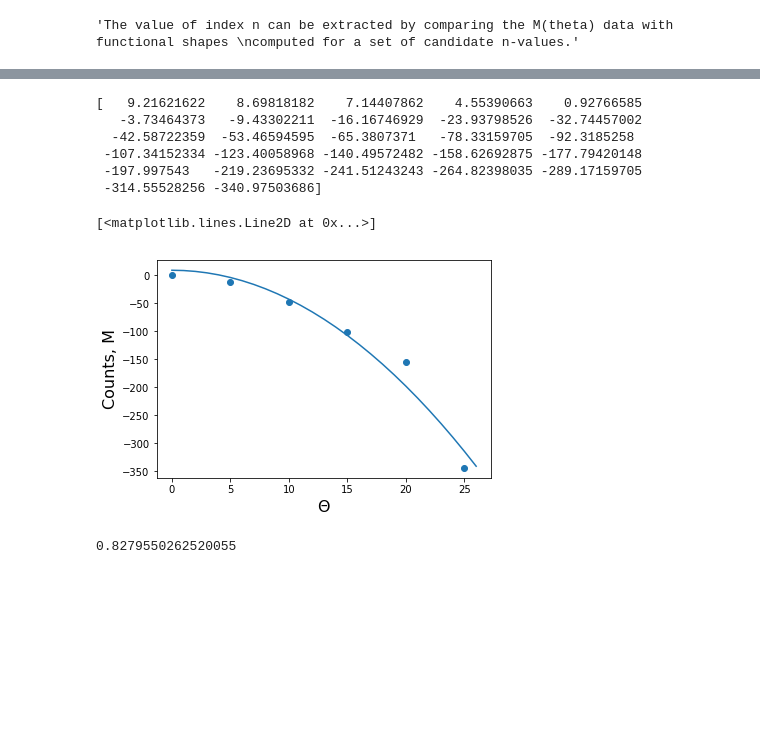
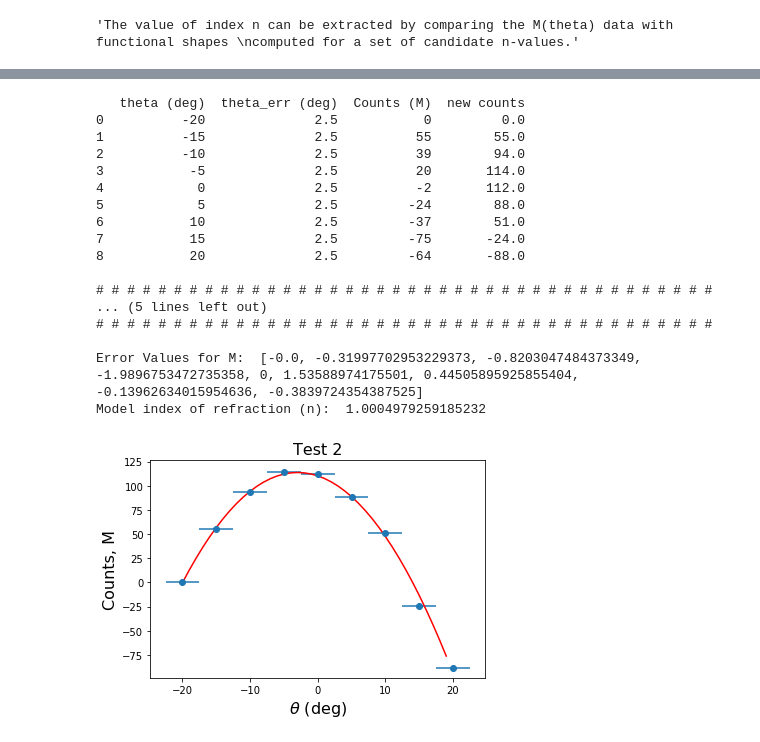
Before and after one commit to andrewbowen19/OpticsLab, a Jupyter notebook: Interferometry/slabs/code/slabIndex.ipynb, the cells around one changed output, grey strips where cells are left out. Saved outputs shown, nothing was run; the diff lists cells and outputs as text; code cells hidden in the pictures; blank space fills up the shorter version.

Commit message:
wrote better plotting fucntion -- error bars

```diff
--- a/Interferometry/slabs/code/slabIndex.ipynb
+++ b/Interferometry/slabs/code/slabIndex.ipynb
@@ -64,16 +16,0 @@ M = getM(0.5,n,T)
-# %%
-# Reading in first of our data files
-path= '/Users/andrewbowen/OpticsLab/Interferometry/slabs/data/'
-data = pd.read_csv(path + 'slab-Index-of-Refraction.csv', header=0)
-data['Counts (M)'][1:6] = [x - 100000 for x in data['Counts (M)'][1:6]]
-# data['new counts'] = [x[i] + x[i-1] for x,i in enumerate(data['Counts (M)'])]
-
-new_counts = []
-c=0
-for index,row in data.iterrows():
-
-    c += row['Counts (M)']
-    new_counts.append(c)
-
-data['new counts'] = new_counts
-data
@@ -91,41 +16,0 @@ data
-# %%
-theta = data['theta (deg)'][0:6]
-theta_err = data['theta_err (deg)']
-counts = data['new counts'][0:6]
-
-fitCoeffs, fitCovariances = curve_fit(quadModel, theta, counts)
-# %%
-# Bestfit params for our quadratic
-bestfit_a = fitCoeffs[0]
-bestfit_b = fitCoeffs[1]
-
-
-theta_input = np.arange(np.max(theta) +2)
-quad = quadModel(theta_input, bestfit_a, bestfit_b) # array of model quadratic, to plot later
-print(quad)
-# %% [output]
-[   9.21621622    8.69818182    7.14407862    4.55390663    0.92766585
-   -3.73464373   -9.43302211  -16.16746929  -23.93798526  -32.74457002
-  -42.58722359  -53.46594595  -65.3807371   -78.33159705  -92.3185258
- -107.34152334 -123.40058968 -140.49572482 -158.62692875 -177.79420148
- -197.997543   -219.23695332 -241.51243243 -264.82398035 -289.17159705
- -314.55528256 -340.97503686]
-# %%
-# Plotting counts versus theta (angle relative to start)
-f,ax = plt.subplots()
-ax.scatter(theta, counts)
-ax.set_xlabel('$\Theta$', fontsize = 16)
-ax.set_ylabel('Counts, M',fontsize = 16)
-
-# Also plotting our quadratic fit calculated above
-ax.plot(theta_input, quad)
-# %% [output]
-[<matplotlib.lines.Line2D at 0x...>]
-[figure, removed]
-# %%
-n = get_n(theta, counts, 0.5e-3)
-
-n_avg = np.mean(n)
-print(n_avg)
-# %% [output]
-0.8279550262520055
@@ -131,0 +124,22 @@ print(n_avg)
+# %%
+# Test call
+makePlots('slab-Index-of-Refraction2.csv')
+# %% [output]
+   theta (deg)  theta_err (deg)  Counts (M)  new counts
+0          -20              2.5           0         0.0
+1          -15              2.5          55        55.0
+2          -10              2.5          39        94.0
+3           -5              2.5          20       114.0
+4            0              2.5          -2       112.0
+5            5              2.5         -24        88.0
+6           10              2.5         -37        51.0
+7           15              2.5         -75       -24.0
+8           20              2.5         -64       -88.0
+
+# # # # # # # # # # # # # # # # # # # # # # # # # # # # # # # # # # # # # # # #
+... (5 lines left out)
+# # # # # # # # # # # # # # # # # # # # # # # # # # # # # # # # # # # # # # # #
+
+Error Values for M:  [-0.0, -0.31997702953229373, -0.8203047484373349, -1.9896753472735358, 0, 1.53588974175501, 0.44505895925855404, -0.13962634015954636, -0.3839724354387525]
+Model index of refraction (n):  1.0004979259185232
+[figure, added]
```
Also changed, not shown: parts of 8 cells of this notebook, 8 other files.
